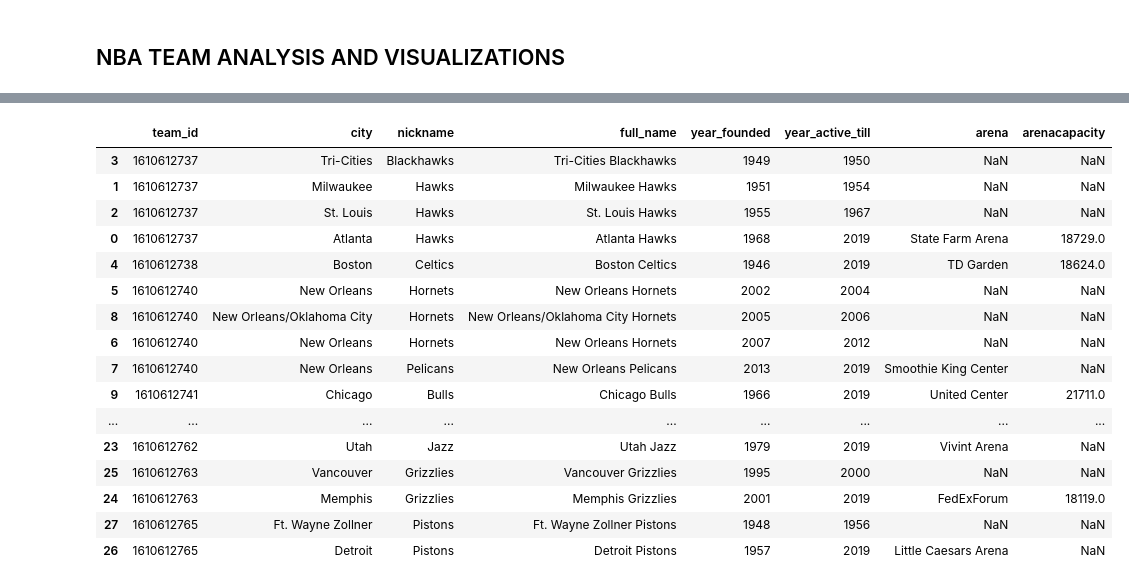
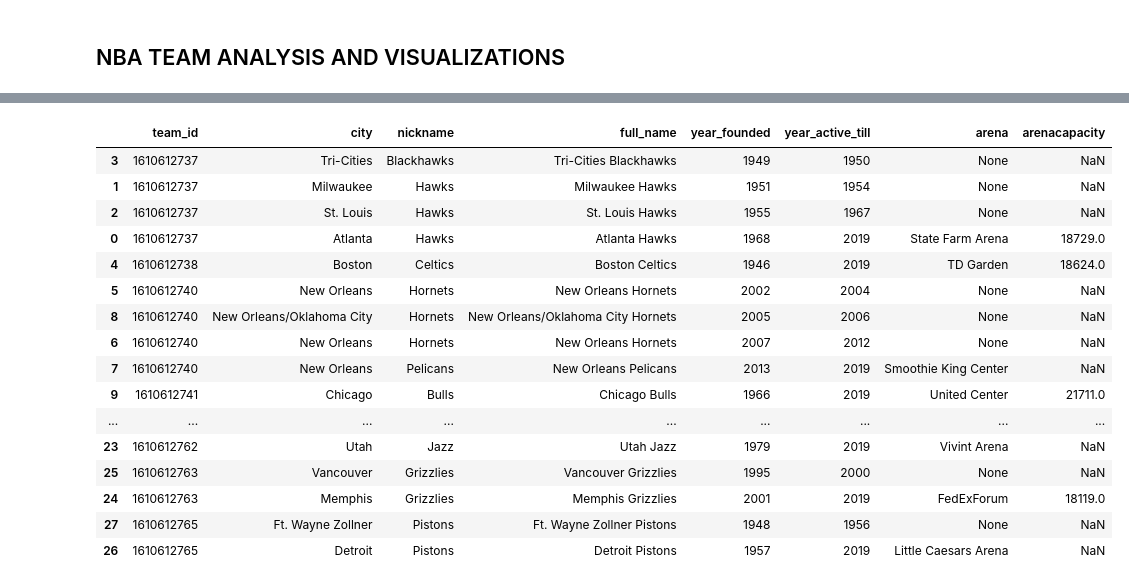
Before and after one commit to mustafaradheyyan/Revisiting-Pep-II, a Jupyter notebook: working_notebooks/eda_nba.ipynb, the cells around one changed output, grey strips where cells are left out. Drawn from its saved outputs; the diff is of its cells as text; code cells hidden in the pictures.

Commit message:
Changed from csv to direct sql read

```diff
--- a/working_notebooks/eda_nba.ipynb
+++ b/working_notebooks/eda_nba.ipynb
@@ -74,0 +78,2 @@ import pandas as pd
+# %%
+cnx = sqlite3.connect('../../nba_dataset/archive/nba.sqlite')
@@ -308,25 +471,27 @@ NBA_TEAM_STATS_FILE = 'nba_team_stats.csv'
-# %%
-team_stats = pd.read_csv(
-    NBA_TEAM_STATS_FILE,
-    index_col="team_id",
-    dtype={'team_id': 'string'}
-    )
-team_stats.reset_index().sort_values(['team_id', 'year_founded'])
-# %% [output]
-|  | team_id | city | nickname | full_name | year_founded | year_active_till | arena | arenacapacity |
-| 3 | 1610612737 | Tri-Cities | Blackhawks | Tri-Cities Blackhawks | 1949 | 1950 | NaN | NaN |
-| 1 | 1610612737 | Milwaukee | Hawks | Milwaukee Hawks | 1951 | 1954 | NaN | NaN |
-| 2 | 1610612737 | St. Louis | Hawks | St. Louis Hawks | 1955 | 1967 | NaN | NaN |
-| 0 | 1610612737 | Atlanta | Hawks | Atlanta Hawks | 1968 | 2019 | State Farm Arena | 18729.0 |
-| 4 | 1610612738 | Boston | Celtics | Boston Celtics | 1946 | 2019 | TD Garden | 18624.0 |
-| 5 | 1610612740 | New Orleans | Hornets | New Orleans Hornets | 2002 | 2004 | NaN | NaN |
-| 8 | 1610612740 | New Orleans/Oklahoma City | Hornets | New Orleans/Oklahoma City Hornets | 2005 | 2006 | NaN | NaN |
-| 6 | 1610612740 | New Orleans | Hornets | New Orleans Hornets | 2007 | 2012 | NaN | NaN |
-| 7 | 1610612740 | New Orleans | Pelicans | New Orleans Pelicans | 2013 | 2019 | Smoothie King Center | NaN |
-| 9 | 1610612741 | Chicago | Bulls | Chicago Bulls | 1966 | 2019 | United Center | 21711.0 |
-| ... | ... | ... | ... | ... | ... | ... | ... | ... |
-| 23 | 1610612762 | Utah | Jazz | Utah Jazz | 1979 | 2019 | Vivint Arena | NaN |
-| 25 | 1610612763 | Vancouver | Grizzlies | Vancouver Grizzlies | 1995 | 2000 | NaN | NaN |
-| 24 | 1610612763 | Memphis | Grizzlies | Memphis Grizzlies | 2001 | 2019 | FedExForum | 18119.0 |
-| 27 | 1610612765 | Ft. Wayne Zollner | Pistons | Ft. Wayne Zollner Pistons | 1948 | 1956 | NaN | NaN |
-| 26 | 1610612765 | Detroit | Pistons | Detroit Pistons | 1957 | 2019 | Little Caesars Arena | NaN |
+# %%
+team_stats = pd.read_sql_query("""
+                               select th.team_id, th.city, th.nickname, (th.city || ' ' || th.nickname) as "full_name",
+                               th.year_founded, year_active_till, arena, arenacapacity from team t join team_history th on t.id = th.team_id
+                               left join team_details td on (th.city || ' ' || th.nickname) = (td.city || ' ' || td.nickname);
+                               """,
+cnx, index_col="team_id", dtype={'team_id': 'string'})
+team_stats
+team_stats.reset_index().sort_values(['team_id', 'year_founded'])
+# %% [output]
+|  | team_id | city | nickname | full_name | year_founded | year_active_till | arena | arenacapacity |
+| 3 | 1610612737 | Tri-Cities | Blackhawks | Tri-Cities Blackhawks | 1949 | 1950 | None | NaN |
+| 1 | 1610612737 | Milwaukee | Hawks | Milwaukee Hawks | 1951 | 1954 | None | NaN |
+| 2 | 1610612737 | St. Louis | Hawks | St. Louis Hawks | 1955 | 1967 | None | NaN |
+| 0 | 1610612737 | Atlanta | Hawks | Atlanta Hawks | 1968 | 2019 | State Farm Arena | 18729.0 |
+| 4 | 1610612738 | Boston | Celtics | Boston Celtics | 1946 | 2019 | TD Garden | 18624.0 |
+| 5 | 1610612740 | New Orleans | Hornets | New Orleans Hornets | 2002 | 2004 | None | NaN |
+| 8 | 1610612740 | New Orleans/Oklahoma City | Hornets | New Orleans/Oklahoma City Hornets | 2005 | 2006 | None | NaN |
+| 6 | 1610612740 | New Orleans | Hornets | New Orleans Hornets | 2007 | 2012 | None | NaN |
+| 7 | 1610612740 | New Orleans | Pelicans | New Orleans Pelicans | 2013 | 2019 | Smoothie King Center | NaN |
+| 9 | 1610612741 | Chicago | Bulls | Chicago Bulls | 1966 | 2019 | United Center | 21711.0 |
+| ... | ... | ... | ... | ... | ... | ... | ... | ... |
+| 23 | 1610612762 | Utah | Jazz | Utah Jazz | 1979 | 2019 | Vivint Arena | NaN |
+| 25 | 1610612763 | Vancouver | Grizzlies | Vancouver Grizzlies | 1995 | 2000 | None | NaN |
+| 24 | 1610612763 | Memphis | Grizzlies | Memphis Grizzlies | 2001 | 2019 | FedExForum | 18119.0 |
+| 27 | 1610612765 | Ft. Wayne Zollner | Pistons | Ft. Wayne Zollner Pistons | 1948 | 1956 | None | NaN |
+| 26 | 1610612765 | Detroit | Pistons | Detroit Pistons | 1957 | 2019 | Little Caesars Arena | NaN |
```
Also changed, not shown: parts of 32 cells of this notebook.
